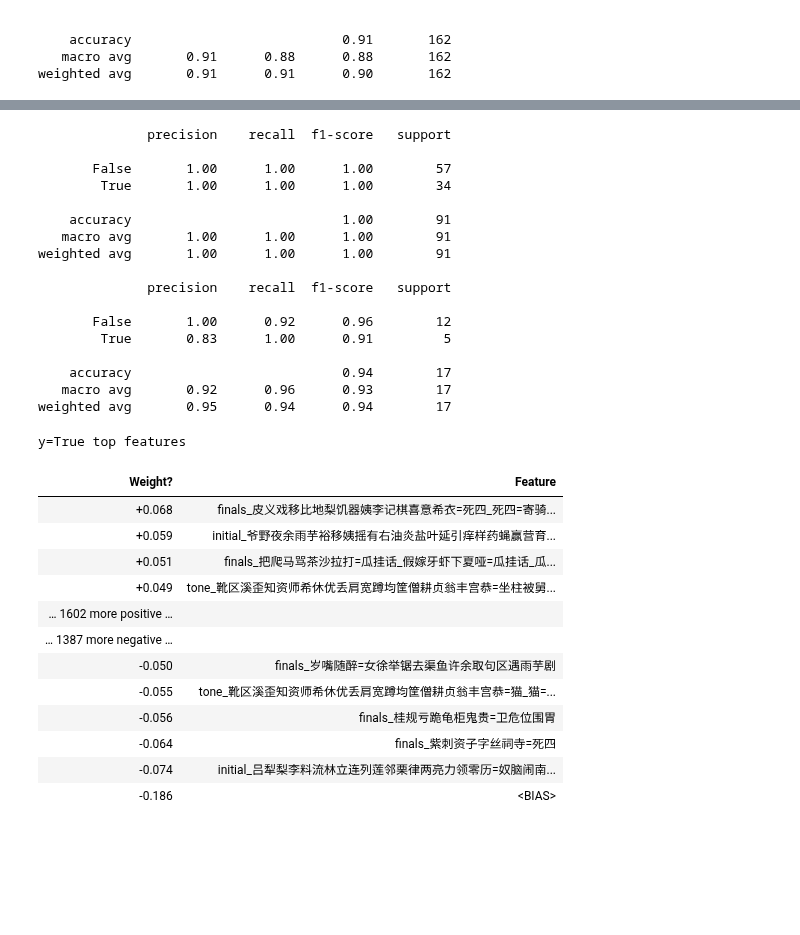
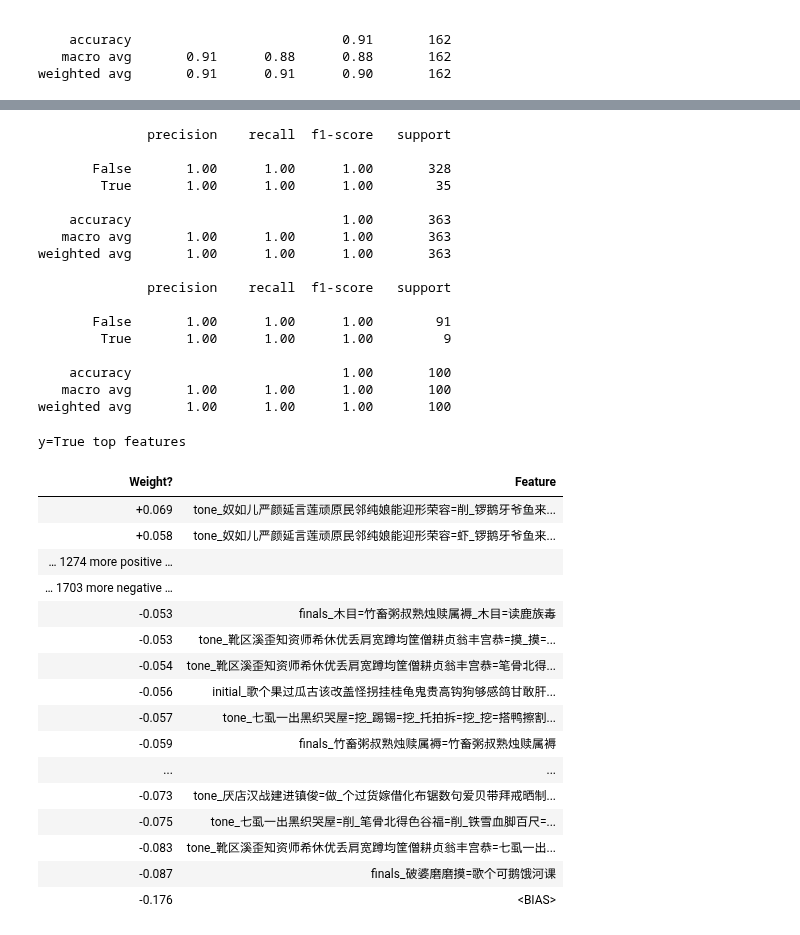
Before and after one commit to lernanto/sincomp, a Jupyter notebook: scripts/zhongguoyuyan/homophone.ipynb, the cells around one changed output, grey strips where cells are left out. Cells and saved outputs as stored; diff of their text form; code cells hidden in the pictures; blank space fills up the shorter version.

```diff
--- a/scripts/zhongguoyuyan/homophone.ipynb
+++ b/scripts/zhongguoyuyan/homophone.ipynb
@@ -17,7 +18,7 @@ np.random.seed(77213)
 # %%
 prefix = r'D:\git\zhongguoyuyan\csv\dialect'
 location = pd.read_csv(os.path.join(prefix, 'location.csv'), index_col=0)
-homophones = pd.read_csv('homophone2.csv', index_col='id', dtype={'id': str})
+homophones = pd.read_csv('homophone.csv', index_col='id', dtype={'id': str})
 # %%
 train_data, test_data = train_test_split(homophones, test_size=0.2)
 train_dialect = get_dialect(location.loc[train_data.index])
@@ -108,0 +267,5 @@ y=True top features
+# %%
+train_feature = train_data[(train_dialect == '晋方言') | np.char.endswith(train_dialect, '官话')]
+test_feature = test_data[(test_dialect == '晋方言') | np.char.endswith(test_dialect, '官话')]
+train_target = train_dialect[(train_dialect == '晋方言') | np.char.endswith(train_dialect, '官话')] == '晋方言'
+test_target = test_dialect[(test_dialect == '晋方言') | np.char.endswith(test_dialect, '官话')] == '晋方言'
@@ -109,41 +290,41 @@ y=True top features
 # %%
-train_feature = train_data[np.isin(train_dialect, ['赣方言', '客家方言'])]
-test_feature = test_data[np.isin(test_dialect, ['赣方言', '客家方言'])]
-train_target = train_dialect[np.isin(train_dialect, ['赣方言', '客家方言'])] == '客家方言'
-test_target = test_dialect[np.isin(test_dialect, ['赣方言', '客家方言'])] == '客家方言'
 svm = SVC(kernel='linear').fit(train_feature, train_target)
 print(classification_report(train_target, svm.predict(train_feature)))
 print(classification_report(test_target, svm.predict(test_feature)))
-eli5.explain_weights(svm, top=10, feature_names=train_data.columns.values)
+eli5.explain_weights(svm, top=20, feature_names=train_data.columns.values)
 # %% [output]
               precision    recall  f1-score   support
 
-       False       1.00      1.00      1.00        57
-        True       1.00      1.00      1.00        34
+       False       1.00      1.00      1.00       328
+        True       1.00      1.00      1.00        35
 
-    accuracy                           1.00        91
-   macro avg       1.00      1.00      1.00        91
-weighted avg       1.00      1.00      1.00        91
+    accuracy                           1.00       363
+   macro avg       1.00      1.00      1.00       363
+weighted avg       1.00      1.00      1.00       363
 
               precision    recall  f1-score   support
 
-       False       1.00      0.92      0.96        12
-        True       0.83      1.00      0.91         5
+       False       1.00      1.00      1.00        91
+        True       1.00      1.00      1.00         9
 
-    accuracy                           0.94        17
-   macro avg       0.92      0.96      0.93        17
-weighted avg       0.95      0.94      0.94        17
+    accuracy                           1.00       100
+   macro avg       1.00      1.00      1.00       100
+weighted avg       1.00      1.00      1.00       100
 y=True top features
 | Weight? | Feature |
-| +0.068 | finals_皮义戏移比地梨饥器姨李记棋喜意希衣=死四_死四=寄骑... |
-| +0.059 | initial_爷野夜余雨芋裕移姨摇有右油炎盐叶延引痒样药蝇赢营育... |
-| +0.051 | finals_把爬马骂茶沙拉打=瓜挂话_假嫁牙虾下夏哑=瓜挂话_瓜... |
-| +0.049 | tone_靴区溪歪知资师希休优丢肩宽蹲均筐僧耕贞翁丰宫恭=坐柱被舅... |
-| … 1602 more positive … |  |
-| … 1387 more negative … |  |
-| -0.050 | finals_岁嘴随醉=女徐举锯去渠鱼许余取句区遇雨芋剧 |
-| -0.055 | tone_靴区溪歪知资师希休优丢肩宽蹲均筐僧耕贞翁丰宫恭=猫_猫=... |
-| -0.056 | finals_桂规亏跪龟柜鬼贵=卫危位围胃 |
-| -0.064 | finals_紫刺资子字丝祠寺=死四 |
-| -0.074 | initial_吕犁梨李料流林立连列莲邻栗律两亮力领零历=奴脑闹南... |
-| -0.186 | <BIAS> |
+| +0.069 | tone_奴如儿严颜延言莲顽原民邻纯娘能迎形荣容=削_锣鹅牙爷鱼来... |
+| +0.058 | tone_奴如儿严颜延言莲顽原民邻纯娘能迎形荣容=虾_锣鹅牙爷鱼来... |
+| … 1274 more positive … |  |
+| … 1703 more negative … |  |
+| -0.053 | finals_木目=竹畜粥叔熟烛赎属褥_木目=读鹿族毒 |
+| -0.053 | tone_靴区溪歪知资师希休优丢肩宽蹲均筐僧耕贞翁丰宫恭=摸_摸=... |
+| -0.054 | tone_靴区溪歪知资师希休优丢肩宽蹲均筐僧耕贞翁丰宫恭=笔骨北得... |
+| -0.056 | initial_歌个果过瓜古该改盖怪拐挂桂龟鬼贵高钩狗够感鸽甘敢肝... |
+| -0.057 | tone_七虱一出黑织哭屋=挖_踢锡=挖_托拍拆=挖_挖=搭鸭擦割... |
+| -0.059 | finals_竹畜粥叔熟烛赎属褥=竹畜粥叔熟烛赎属褥 |
+| ... | ... |
+| -0.073 | tone_厌店汉战建进镇俊=做_个过货嫁借化布锯数句爱贝带拜戒晒制... |
+| -0.075 | tone_七虱一出黑织哭屋=削_笔骨北得色谷福=削_铁雪血脚百尺=... |
+| -0.083 | tone_靴区溪歪知资师希休优丢肩宽蹲均筐僧耕贞翁丰宫恭=七虱一出... |
+| -0.087 | finals_破婆磨磨摸=歌个可鹅饿河课 |
+| -0.176 | <BIAS> |
```
Also changed, not shown: parts of 13 cells of this notebook.
